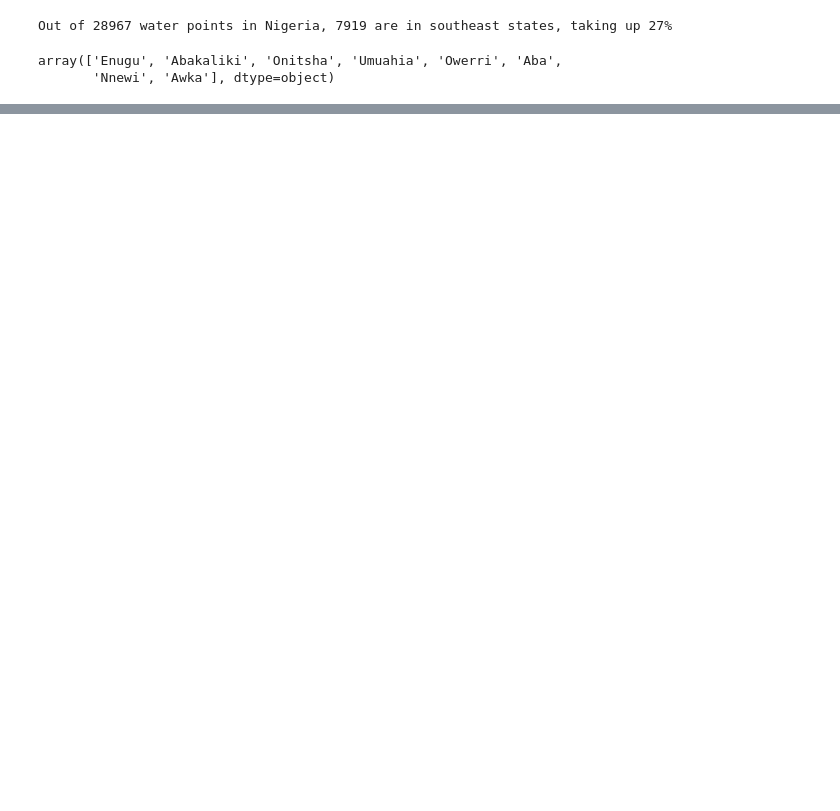
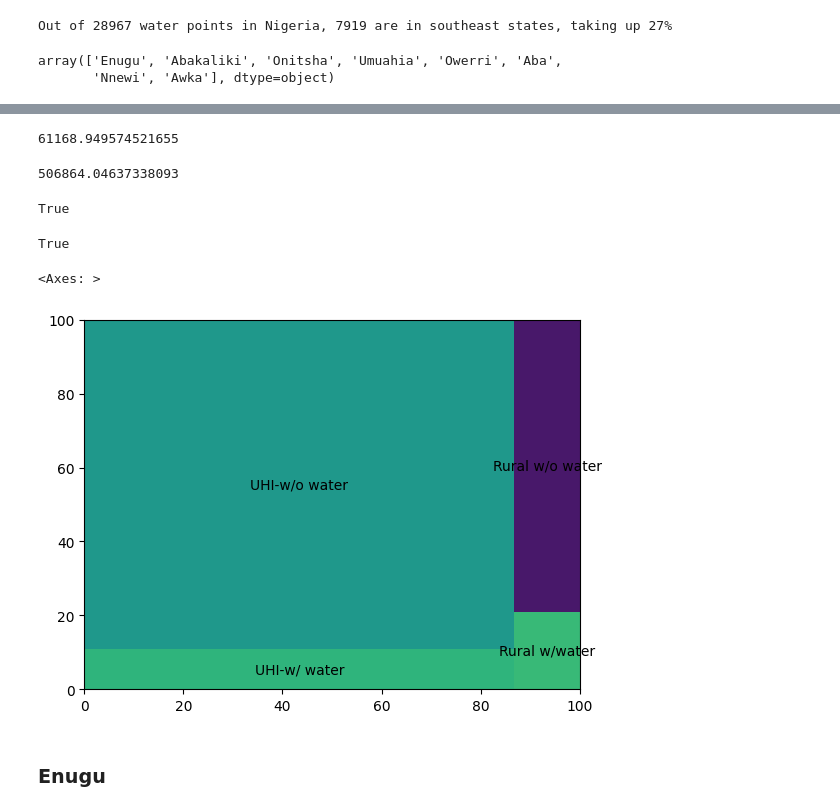
Before and after one commit to wxinl/BluePaleDot, a Jupyter notebook: src/test_20231221_story.ipynb, the cells around one changed output, grey strips where cells are left out. Cells and saved outputs as stored; diff of their text form; code cells hidden in the pictures; blank space fills up the shorter version.

```diff
--- a/src/test_20231221_story.ipynb
+++ b/src/test_20231221_story.ipynb
@@ -140,0 +297,16 @@ major_city_lga_hex8_dict
+# %%
+# within 500m
+p_w500 = city_hex8_data[city_hex8_data['hex8'].isin(city_water_points['hex8'])]['pop_sum'].sum()
+
+# within 1000m
+p_w1000 = city_hex8_data[city_hex8_data['hex8'].isin(wp_covered_1000['hex8'])]['pop_sum'].sum()
+
+# within 500m|UHI
+w500_uhi = heat_island[heat_island['hex8'].isin(city_water_points['hex8'])]['pop_sum'].sum()
+
+not_w500_uhi = heat_island_pop-w500_uhi
+
+# within 1000m|UHI
+w1000_uhi = heat_island[heat_island['hex8'].isin(wp_covered_1000['hex8'])]['pop_sum'].sum()
+
+not_w1000_uhi = heat_island_pop-w1000_uhi
@@ -140,0 +375,49 @@ major_city_lga_hex8_dict
+# %%
+w500_uhi
+# %% [output]
+61168.949574521655
+# %%
+not_w500_uhi
+# %% [output]
+506864.04637338093
+# %%
+(not_w500_uhi+w500_uhi) == heat_island_pop
+# %% [output]
+True
+# %%
+(not_w500_ci+w500_ci) == cool_island_pop
+# %% [output]
+True
+# %%
+import squarify
+
+# these values define the coordinate system for the returned rectangles
+# the values will range from x to x + width and y to y + height
+x = 0.
+y = 0.
+width = 700.
+height = 400.
+
+values = [w500_uhi, not_w500_uhi, w500_ci, not_w500_ci]
+
+# values must be sorted descending (and positive, obviously)
+# values.sort(reverse=True)
+
+# the sum of the values must equal the total area to be laid out
+# i.e., sum(values) == width * height
+values = squarify.normalize_sizes(values, width, height)
+
+# returns a list of rectangles
+rects = squarify.squarify(values, x, y, width, height)
+
+# padded rectangles will probably visualize better for certain cases
+padded_rects = squarify.padded_squarify(values, x, y, width, height)
+# %%
+squarify.plot(sizes=values,
+              label=["UHI-w/ water", "UHI-w/o water", "Rural w/water", "Rural w/o water"],
+              )
+# %% [output]
+<Axes: >
+[figure, added]
+# %% [markdown]
+### Enugu
```
Also changed, not shown: parts of 253 cells of this notebook, 8 other files.
